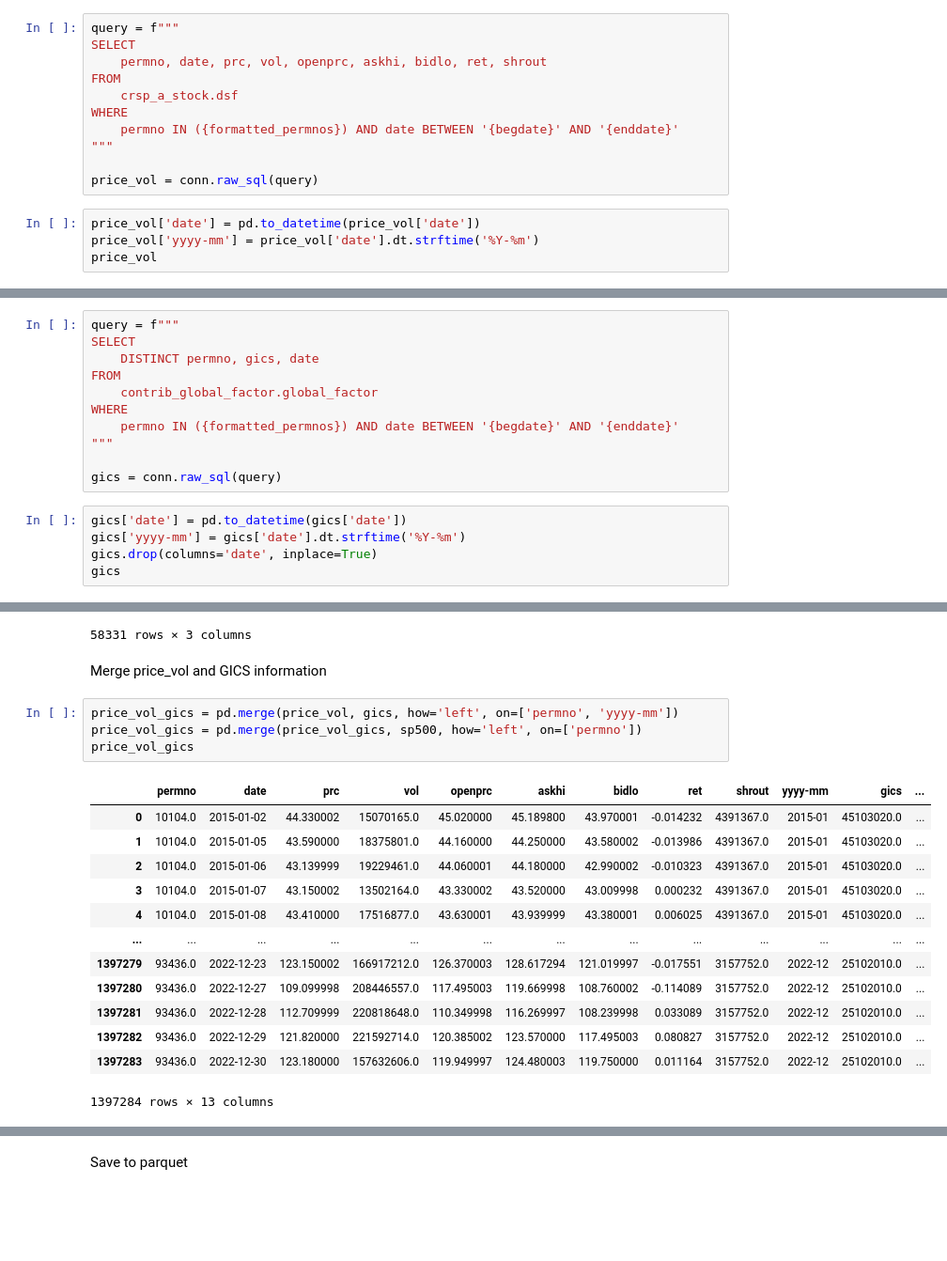
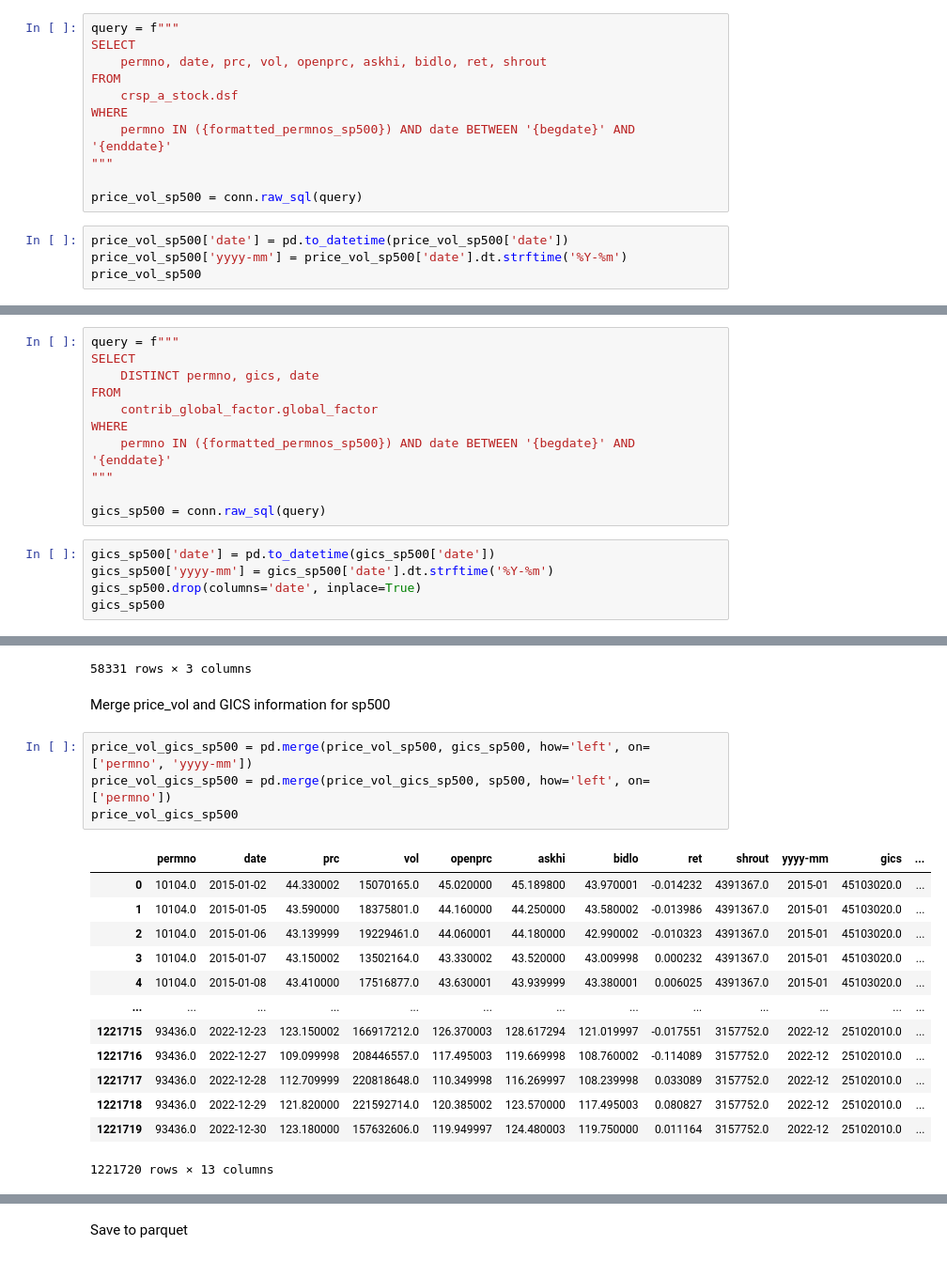
Before and after one commit to JennyJiang118/AFP-hedgefund-holdings, a Jupyter notebook: get_price_vol_gics.ipynb, the cells around one changed output, grey strips where cells are left out. Shown: that part at 94% size. Drawn from its saved outputs; the diff is of its cells as text; blank space fills up the shorter version.

```diff
--- a/get_price_vol_gics.ipynb
+++ b/get_price_vol_gics.ipynb
@@ -79,14 +75,14 @@ SELECT
 FROM
     crsp_a_stock.dsf
 WHERE
-    permno IN ({formatted_permnos}) AND date BETWEEN '{begdate}' AND '{enddate}'
+    permno IN ({formatted_permnos_sp500}) AND date BETWEEN '{begdate}' AND '{enddate}'
 """
 
-price_vol = conn.raw_sql(query)
+price_vol_sp500 = conn.raw_sql(query)
 # %%
-price_vol['date'] = pd.to_datetime(price_vol['date'])
-price_vol['yyyy-mm'] = price_vol['date'].dt.strftime('%Y-%m')
-price_vol
+price_vol_sp500['date'] = pd.to_datetime(price_vol_sp500['date'])
+price_vol_sp500['yyyy-mm'] = price_vol_sp500['date'].dt.strftime('%Y-%m')
+price_vol_sp500
 # %% [output]
 |  | permno | date | prc | vol | openprc | askhi | bidlo | ret | shrout | yyyy-mm |
 | 0 | 10104.0 | 2015-01-02 | 44.330002 | 15070165.0 | 45.020000 | 45.189800 | 43.970001 | -0.014232 | 4391367.0 | 2015-01 |
@@ -111,15 +190,15 @@ SELECT
 FROM
     contrib_global_factor.global_factor
 WHERE
-    permno IN ({formatted_permnos}) AND date BETWEEN '{begdate}' AND '{enddate}'
+    permno IN ({formatted_permnos_sp500}) AND date BETWEEN '{begdate}' AND '{enddate}'
 """
 
-gics = conn.raw_sql(query)
+gics_sp500 = conn.raw_sql(query)
 # %%
-gics['date'] = pd.to_datetime(gics['date'])
-gics['yyyy-mm'] = gics['date'].dt.strftime('%Y-%m')
-gics.drop(columns='date', inplace=True)
-gics
+gics_sp500['date'] = pd.to_datetime(gics_sp500['date'])
+gics_sp500['yyyy-mm'] = gics_sp500['date'].dt.strftime('%Y-%m')
+gics_sp500.drop(columns='date', inplace=True)
+gics_sp500
 # %% [output]
 |  | permno | gics | yyyy-mm |
 | 0 | 87717.0 | 20301010.0 | 2019-12 |
@@ -135,22 +214,22 @@ gics
 | 58330 | 79678.0 | 50202020.0 | 2021-03 |
 58331 rows × 3 columns
 # %% [markdown]
-Merge price_vol and GICS information
+Merge price_vol and GICS information for sp500
 # %%
-price_vol_gics = pd.merge(price_vol, gics, how='left', on=['permno', 'yyyy-mm'])
-price_vol_gics = pd.merge(price_vol_gics, sp500, how='left', on=['permno'])
-price_vol_gics
+price_vol_gics_sp500 = pd.merge(price_vol_sp500, gics_sp500, how='left', on=['permno', 'yyyy-mm'])
+price_vol_gics_sp500 = pd.merge(price_vol_gics_sp500, sp500, how='left', on=['permno'])
+price_vol_gics_sp500
 # %% [output]
 |  | permno | date | prc | vol | openprc | askhi | bidlo | ret | shrout | yyyy-mm | gics | ... |
 | 0 | 10104.0 | 2015-01-02 | 44.330002 | 15070165.0 | 45.020000 | 45.189800 | 43.970001 | -0.014232 | 4391367.0 | 2015-01 | 45103020.0 | ... |
 | 1 | 10104.0 | 2015-01-05 | 43.590000 | 18375801.0 | 44.160000 | 44.250000 | 43.580002 | -0.013986 | 4391367.0 | 2015-01 | 45103020.0 | ... |
 | 2 | 10104.0 | 2015-01-06 | 43.139999 | 19229461.0 | 44.060001 | 44.180000 | 42.990002 | -0.010323 | 4391367.0 | 2015-01 | 45103020.0 | ... |
 | 3 | 10104.0 | 2015-01-07 | 43.150002 | 13502164.0 | 43.330002 | 43.520000 | 43.009998 | 0.000232 | 4391367.0 | 2015-01 | 45103020.0 | ... |
 | 4 | 10104.0 | 2015-01-08 | 43.410000 | 17516877.0 | 43.630001 | 43.939999 | 43.380001 | 0.006025 | 4391367.0 | 2015-01 | 45103020.0 | ... |
 | ... | ... | ... | ... | ... | ... | ... | ... | ... | ... | ... | ... | ... |
-| 1397279 | 93436.0 | 2022-12-23 | 123.150002 | 166917212.0 | 126.370003 | 128.617294 | 121.019997 | -0.017551 | 3157752.0 | 2022-12 | 25102010.0 | ... |
-| 1397280 | 93436.0 | 2022-12-27 | 109.099998 | 208446557.0 | 117.495003 | 119.669998 | 108.760002 | -0.114089 | 3157752.0 | 2022-12 | 25102010.0 | ... |
-| 1397281 | 93436.0 | 2022-12-28 | 112.709999 | 220818648.0 | 110.349998 | 116.269997 | 108.239998 | 0.033089 | 3157752.0 | 2022-12 | 25102010.0 | ... |
-| 1397282 | 93436.0 | 2022-12-29 | 121.820000 | 221592714.0 | 120.385002 | 123.570000 | 117.495003 | 0.080827 | 3157752.0 | 2022-12 | 25102010.0 | ... |
-| 1397283 | 93436.0 | 2022-12-30 | 123.180000 | 157632606.0 | 119.949997 | 124.480003 | 119.750000 | 0.011164 | 3157752.0 | 2022-12 | 25102010.0 | ... |
+| 1221715 | 93436.0 | 2022-12-23 | 123.150002 | 166917212.0 | 126.370003 | 128.617294 | 121.019997 | -0.017551 | 3157752.0 | 2022-12 | 25102010.0 | ... |
+| 1221716 | 93436.0 | 2022-12-27 | 109.099998 | 208446557.0 | 117.495003 | 119.669998 | 108.760002 | -0.114089 | 3157752.0 | 2022-12 | 25102010.0 | ... |
+| 1221717 | 93436.0 | 2022-12-28 | 112.709999 | 220818648.0 | 110.349998 | 116.269997 | 108.239998 | 0.033089 | 3157752.0 | 2022-12 | 25102010.0 | ... |
+| 1221718 | 93436.0 | 2022-12-29 | 121.820000 | 221592714.0 | 120.385002 | 123.570000 | 117.495003 | 0.080827 | 3157752.0 | 2022-12 | 25102010.0 | ... |
+| 1221719 | 93436.0 | 2022-12-30 | 123.180000 | 157632606.0 | 119.949997 | 124.480003 | 119.750000 | 0.011164 | 3157752.0 | 2022-12 | 25102010.0 | ... |
-1397284 rows × 13 columns
+1221720 rows × 13 columns
```
Also changed, not shown: parts of 20 cells of this notebook, 2 other files.
